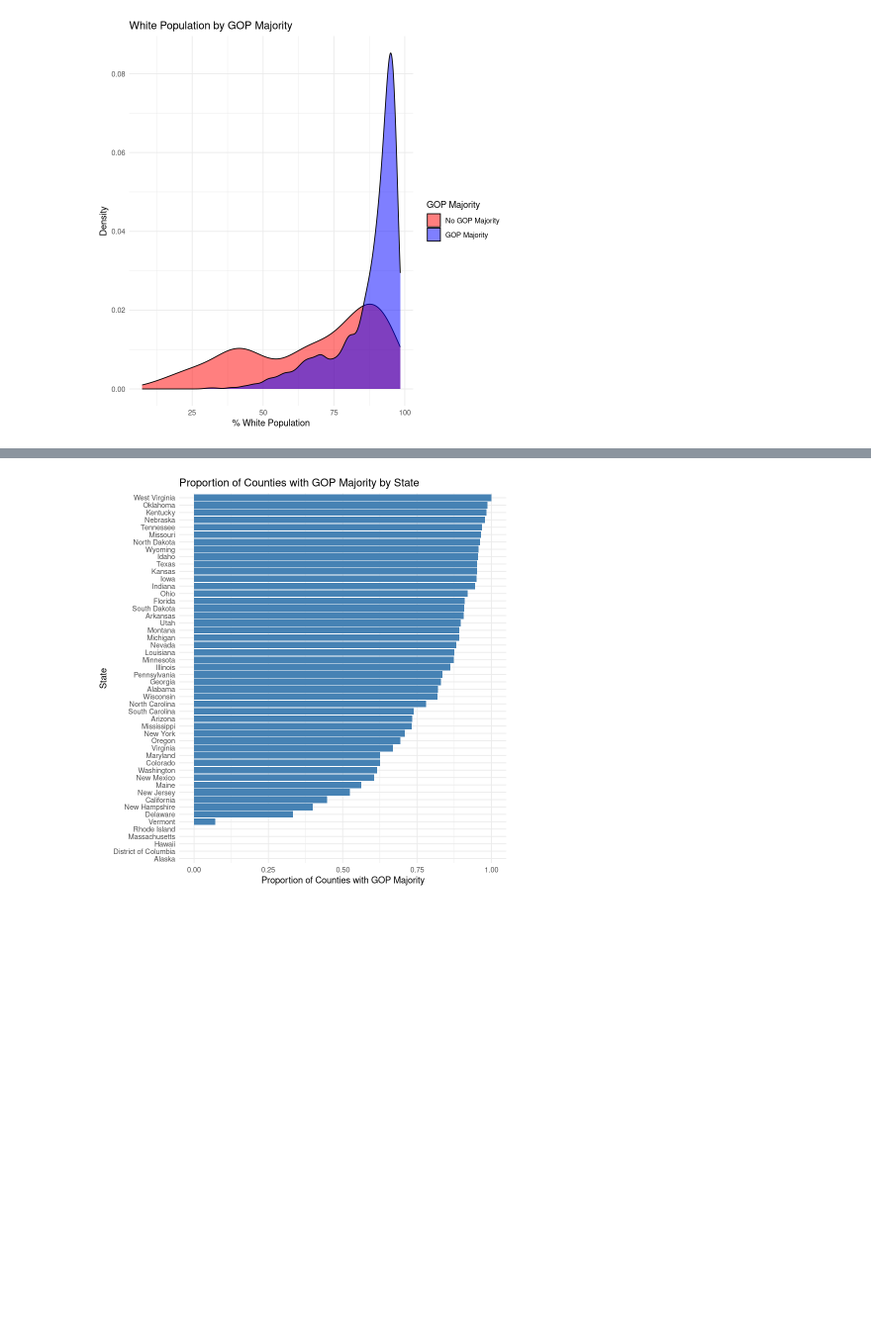
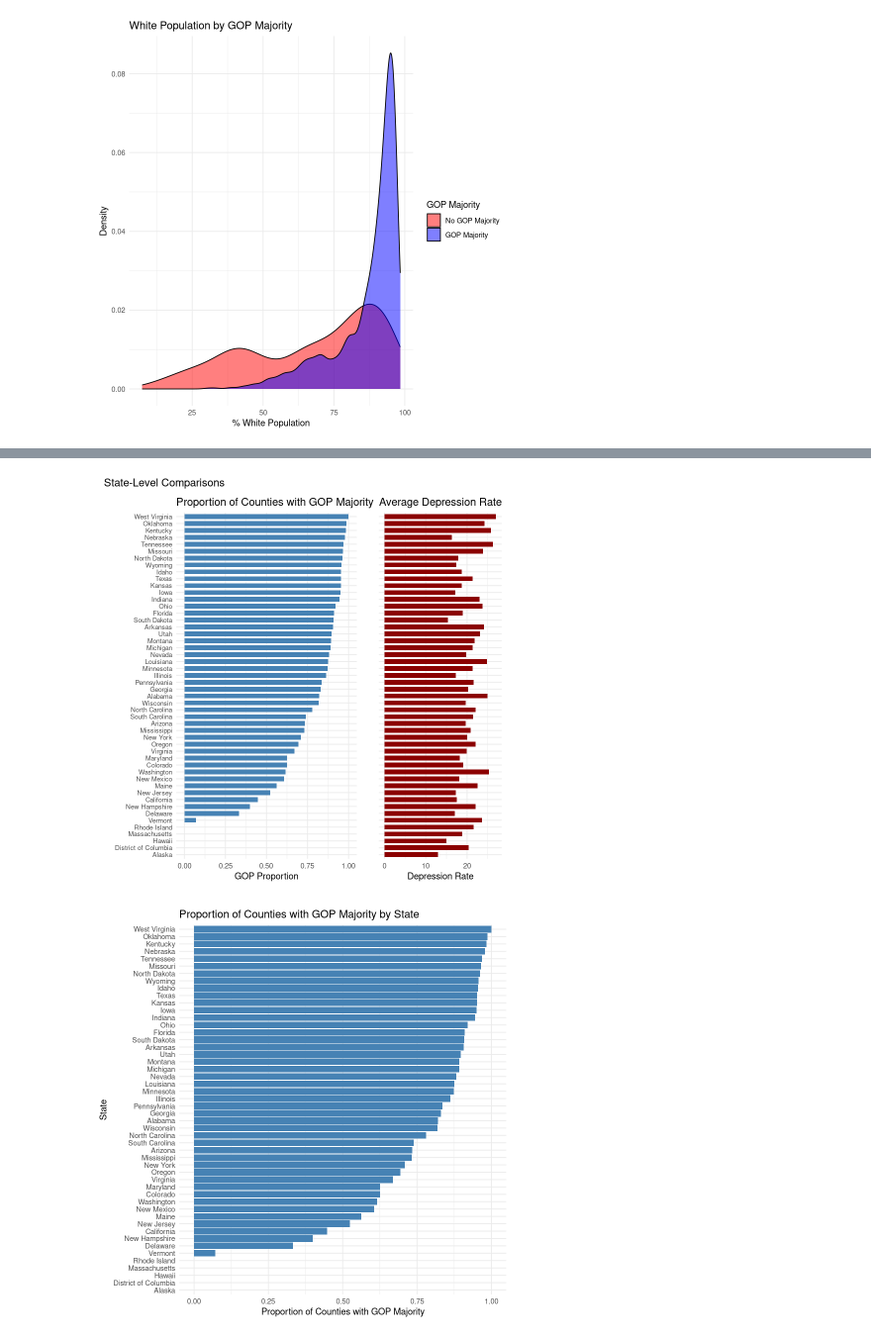
Before and after one commit to Harinath-B/CS7DS3---Applied-Statistical-Modelling, a Jupyter notebook: Final/final.ipynb, the cells around one changed output, grey strips where cells are left out. Shown at 99% size. Cells and saved outputs as stored; diff of their text form; code cells hidden in the pictures; blank space fills up the shorter version.

```diff
--- a/Final/final.ipynb
+++ b/Final/final.ipynb
@@ -73,3 +74,40 @@ ggplot(usvotes, aes(x = scaled_log_pop, fill = factor(majority_gop))) +
+# %%
+library(tidyverse)
+library(patchwork)  # For combining plots
+
+# Calculate state summaries
+state_summary <- usvotes %>%
+  group_by(state) %>%
+  summarise(
+    gop_majority = mean(majority_gop),
+    depression = mean(crude_prevalence_estimate)
+  ) %>%
+  arrange(gop_majority)
+
+# Create GOP majority plot
+p1 <- ggplot(state_summary, aes(x = reorder(state, gop_majority), y = gop_majority)) +
+  geom_bar(stat = "identity", fill = "steelblue", width = 0.7) +
+  labs(title = "Proportion of Counties with GOP Majority",
+       x = "", y = "GOP Proportion") +
+  coord_flip() +
+  theme_minimal() +
+  theme(axis.text.y = element_text(size = 8))
+
+# Create depression plot
+p2 <- ggplot(state_summary, aes(x = reorder(state, gop_majority), y = depression)) +
+  geom_bar(stat = "identity", fill = "darkred", width = 0.7) +
+  labs(title = "Average Depression Rate",
+       x = "", y = "Depression Rate") +
+  coord_flip() +
+  theme_minimal() +
+  theme(axis.text.y = element_blank())  # Remove duplicate state labels
+
+# Combine plots side by side
+p1 + p2 +
+  plot_layout(ncol = 2, widths = c(2.5, 1.7)) +
+  plot_annotation(title = "State-Level Comparisons")
+# %% [output]
+[figure, added]
 # %%
 # Proportion of GOP majority by state
 state_summary <- usvotes %>%
```
Also changed, not shown: parts of 9 cells of this notebook.
